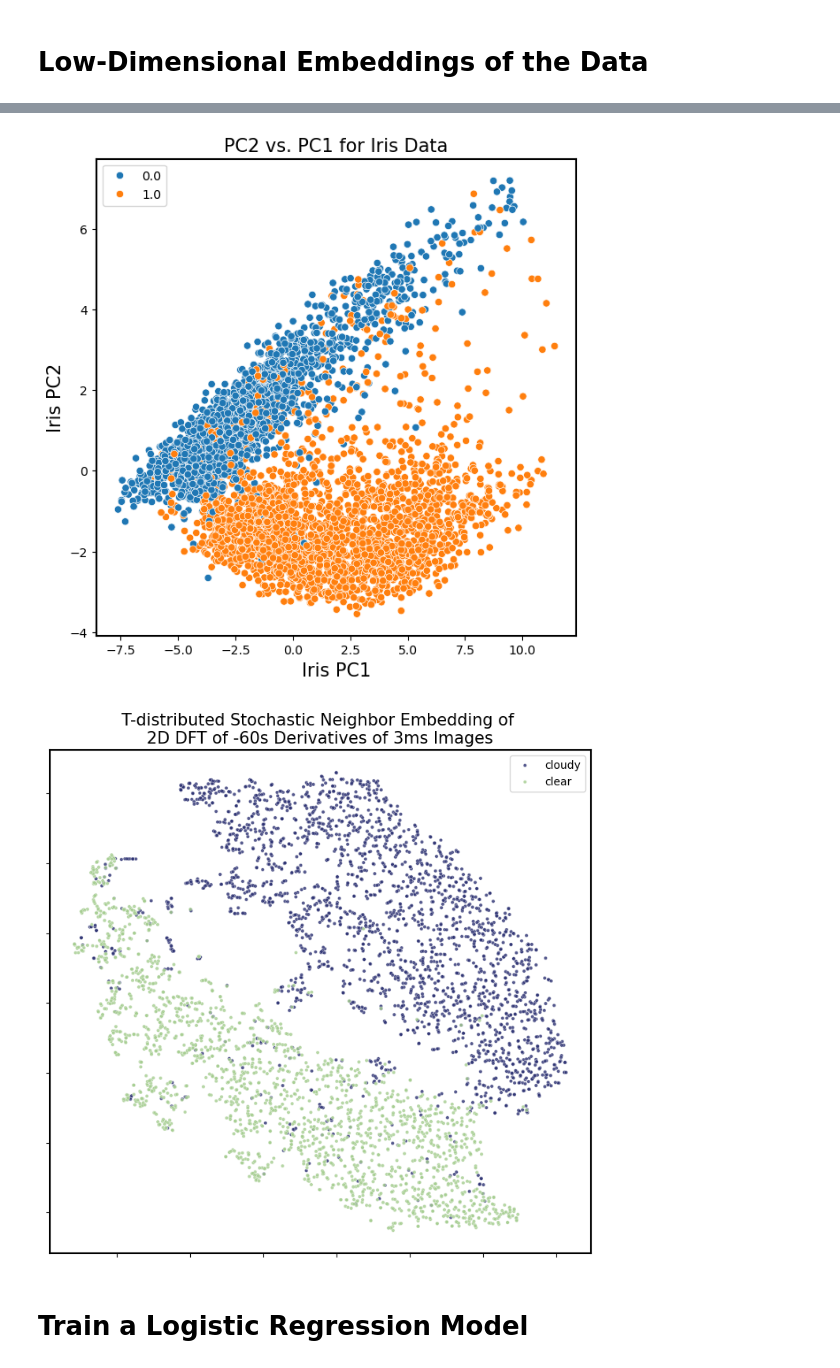
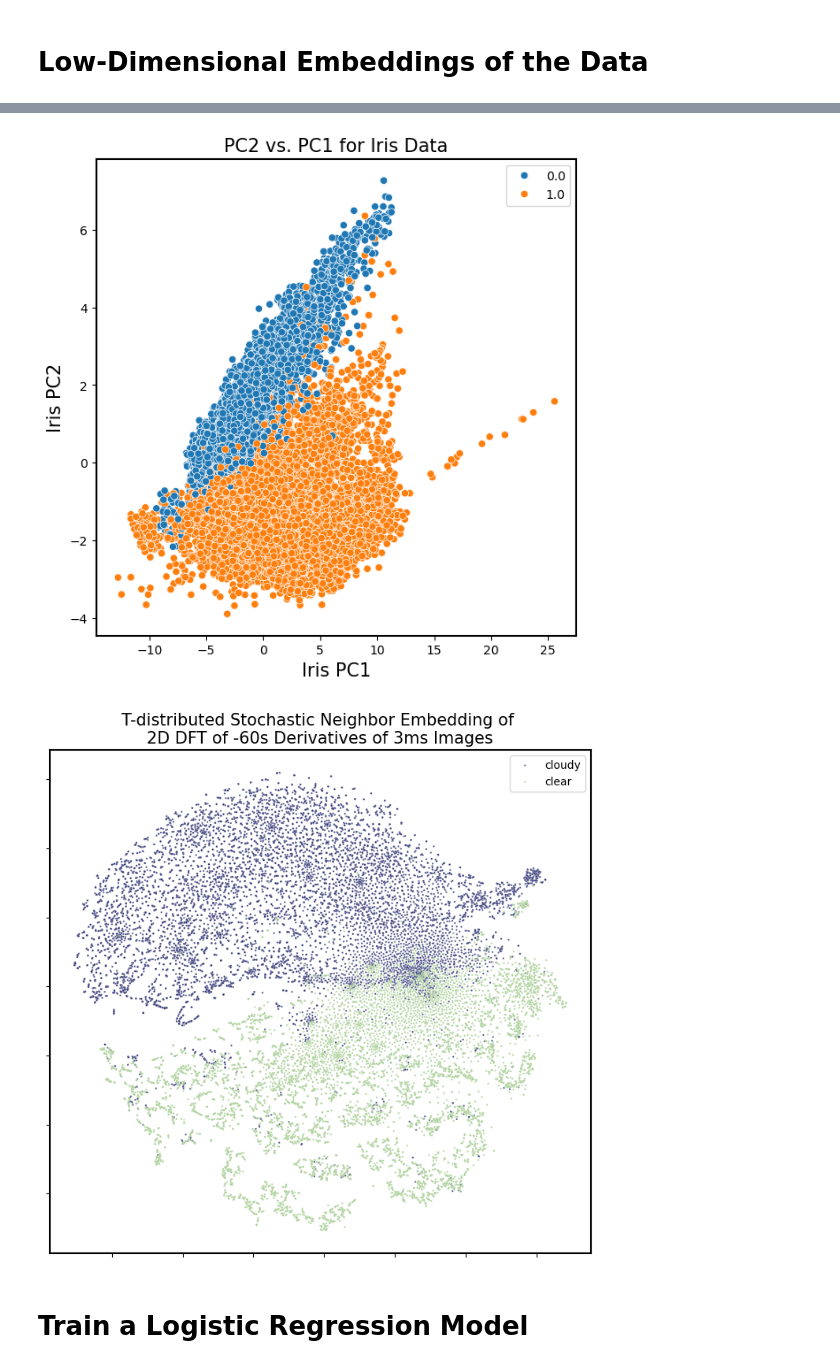
Before and after one commit to panoseti/panoseti, a Jupyter notebook: cloud-detection/model_training/pca_model.ipynb, the cells around one changed output, grey strips where cells are left out. Saved outputs shown, nothing was run; the diff lists cells and outputs as text; code cells hidden in the pictures.

Commit message:
Update cloud detection data split methodology. Update plots of features. Use scikitlearn for kfold split.

```diff
--- a/cloud-detection/model_training/pca_model.ipynb
+++ b/cloud-detection/model_training/pca_model.ipynb
@@ -242,6 +241,13 @@ preview_frames(
 # %% [output]
 ValueError: when given, axes and shape arguments have to be of the same length
 # %%
+def scale_data(data):
+    with np.errstate(divide='ignore'):
+        div = 1 / (np.abs(data)) ** 0.5
+        div = np.nan_to_num(div, nan=1)
+        scaled_data = data * div
+    return scaled_data
+
 def transform_labeled_data(dataset, fft_shape, wavelet, wavelet_level):
     def get_features(x):
         deriv_data = x[0].numpy().squeeze()
@@ -251,7 +257,7 @@ def transform_labeled_data(dataset, fft_shape, wavelet, wavelet_level):
         # deriv_data = signal.convolve2d(deriv_data, kernel, mode='full')
 
         fft_data = apply_fft(deriv_data, shape=fft_shape)
-        wavelet_data = apply_wavelet(deriv_data, wavelet=wavelet, level=wavelet_level)
+        # wavelet_data = apply_wavelet(deriv_data, wavelet=wavelet, level=wavelet_level)
 
         return np.concatenate((
             deriv_data.ravel(),
@@ -274,7 +280,7 @@ def transform_labeled_data(dataset, fft_shape, wavelet, wavelet_level):
 
 X, Y = transform_labeled_data(
     train_labeled_data,
-    fft_shape = (48, 48),
+    fft_shape = (32, 32),
     wavelet = 'haar',
     wavelet_level = 5
 )
@@ -284,5 +290,5 @@ Progress: 100.00% (8799 / 8799)
 # %%
-X_train, X_test, Y_train, Y_test = train_test_split(X, Y, test_size=0.5, random_state=42)
+X_train, X_test, Y_train, Y_test = train_test_split(X, Y, test_size=0.2, random_state=30)
 # %%
 feature_corrs = pd.DataFrame(X_train).sample(300, axis=1).sample(500, axis=0).corr()
 plt.figure(figsize=(12, 10))
@@ -293,7 +299,7 @@ plt.title('Pairwise Correlation Between Pairs of Features');
 # %% [markdown]
 # Low-Dimensional Embeddings of the Data
 # %%
-n_components = 20
+n_components = 500
 pca = PCA(n_components=n_components)
 pca.fit(X_train)
 Z_pca = pca.transform(X_train)
@@ -354,42 +360,42 @@ plt.xlabel("Iris PC1")
 plt.ylabel("Iris PC2")
 sns.scatterplot(x = Z_pca[:, 0], y = Z_pca[:,1], hue = Y_train);
 # %% [output]
-[figure, old version]
+[figure, new version]
 # %%
 plt.rcParams["figure.facecolor"] = 'gray'
 X_embedded = TSNE(n_components=2, learning_rate='auto', init='random', perplexity=15).fit_transform(Z_pca)
 # %%
 plt.rcParams["figure.facecolor"] = 'white'
 def add_2d_scatter(ax, points, points_color, title=None):
     x, y = points.T
     x_ones = x[points_color==1]
     y_ones = y[points_color==1]
     c_ones = points_color[points_color == 1]
-    sns.scatterplot(x=x_ones, y=y_ones, c=c_ones, s=10, alpha=0.8, vmin=0, vmax=1, cmap='crest', ax=ax, label='cloudy')
+    sns.scatterplot(x=x_ones, y=y_ones, c=c_ones, s=3, alpha=0.8, vmin=0, vmax=1, cmap='crest', ax=ax, label='cloudy')
     x_zero = x[points_color==0]
     y_zero = y[points_color==0]
     c_zero = points_color[points_color == 0]
-    sns.scatterplot(x=x_zero, y=y_zero, c=c_zero, s=10, alpha=0.8, vmin=0, vmax=1, cmap='crest', ax=ax, label='clear')
+    sns.scatterplot(x=x_zero, y=y_zero, c=c_zero, s=3, alpha=0.8, vmin=0, vmax=1, cmap='crest', ax=ax, label='clear')
     # ax.scatter(x, y, c=points_color, s=10, alpha=0.8, cmap='crest')
     ax.set_title(title)
 
     ax.xaxis.set_major_formatter(ticker.NullFormatter())
     ax.yaxis.set_major_formatter(ticker.NullFormatter())
 
 
 def plot_2d(points, points_color, title):
     fig, ax = plt.subplots(figsize=(7, 7), constrained_layout=True)
 
     add_2d_scatter(ax, points, points_color)
     plt.title(title)
     plt.legend()
     plt.show()
 
 plot_2d(X_embedded,
         Y_train,
         "T-distributed Stochastic Neighbor Embedding of \n2D DFT of -60s Derivatives of 3ms Images")
 # %% [output]
-[figure, old version]
+[figure, new version]
 # %% [markdown]
 # Train a Logistic Regression Model
 # %%
```
Also changed, not shown: parts of 8 cells of this notebook, 3 other files.
